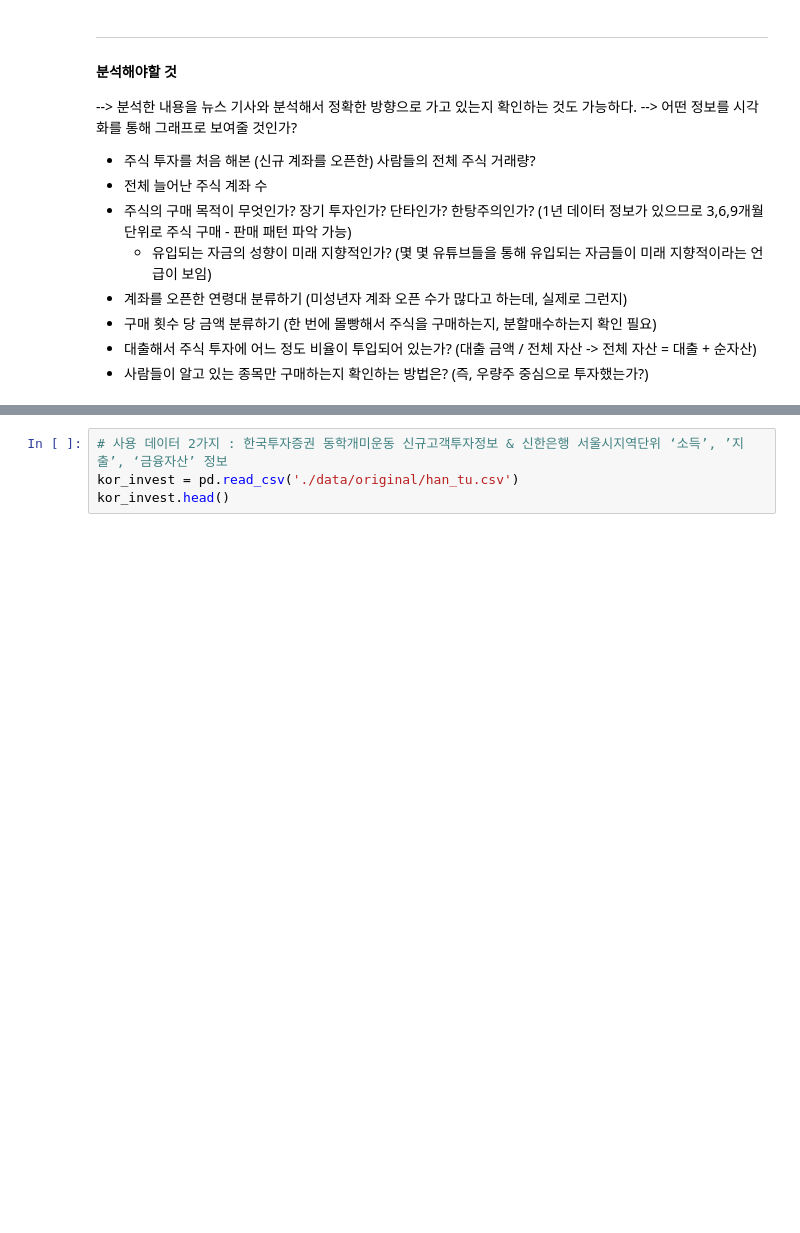
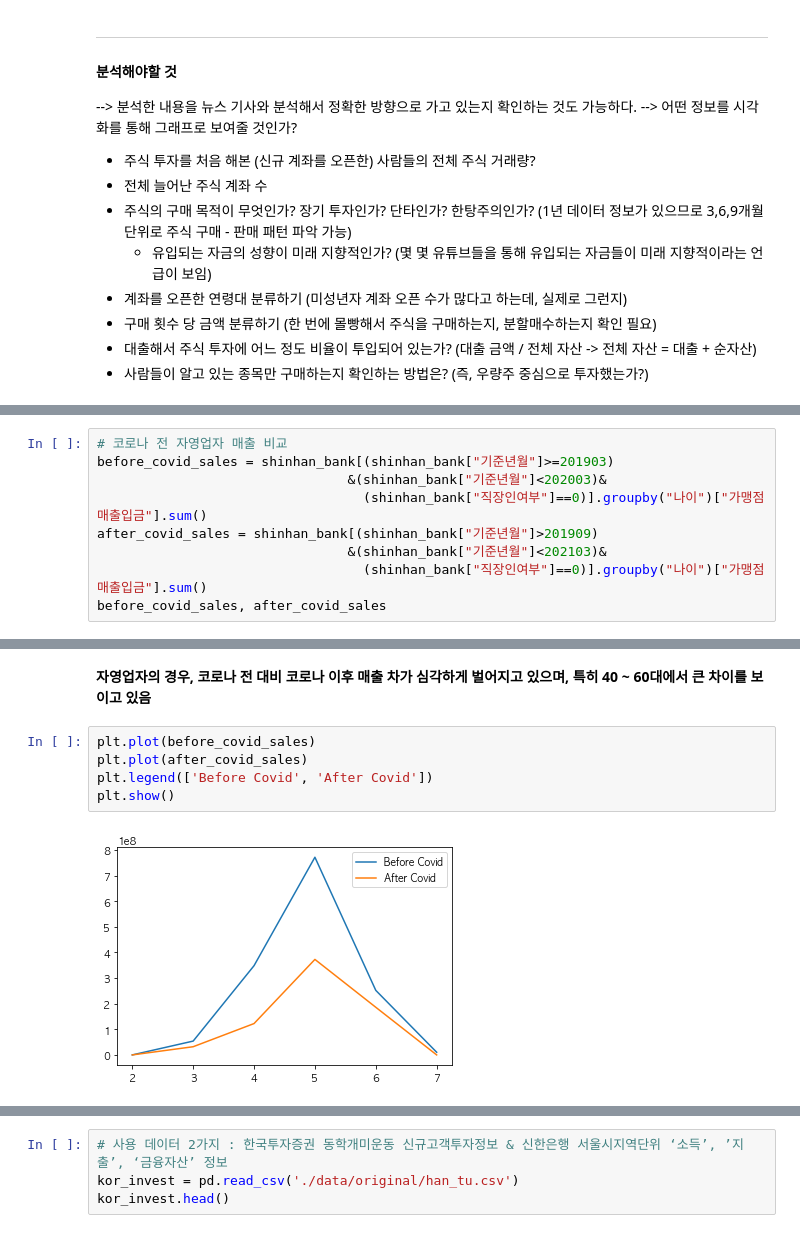
Before and after one commit to RyanKor/financial-data-competition-2021, a Jupyter notebook: Financial Data Competition 2021.ipynb, the cells around one changed output, grey strips where cells are left out. Cells and saved outputs as stored; diff of their text form; blank space fills up the shorter version.

```diff
--- a/Financial Data Competition 2021.ipynb
+++ b/Financial Data Competition 2021.ipynb
@@ -134,0 +173,9 @@ shinhan_bank.head()
+# %%
+# 코로나 전 자영업자 매출 비교
+before_covid_sales = shinhan_bank[(shinhan_bank["기준년월"]>=201903)
+                                &(shinhan_bank["기준년월"]<202003)&
+                                  (shinhan_bank["직장인여부"]==0)].groupby("나이")["가맹점매출입금"].sum()
+after_covid_sales = shinhan_bank[(shinhan_bank["기준년월"]>201909)
+                                &(shinhan_bank["기준년월"]<202103)&
+                                  (shinhan_bank["직장인여부"]==0)].groupby("나이")["가맹점매출입금"].sum()
+before_covid_sales, after_covid_sales
@@ -134,0 +199,9 @@ shinhan_bank.head()
+# %% [markdown]
+**자영업자의 경우, 코로나 전 대비 코로나 이후 매출 차가 심각하게 벌어지고 있으며, 특히 40 ~ 60대에서 큰 차이를 보이고 있음**
+# %%
+plt.plot(before_covid_sales)
+plt.plot(after_covid_sales)
+plt.legend(['Before Covid', 'After Covid'])
+plt.show()
+# %% [output]
+[figure, added]
```
Also changed, not shown: parts of 33 cells of this notebook.
